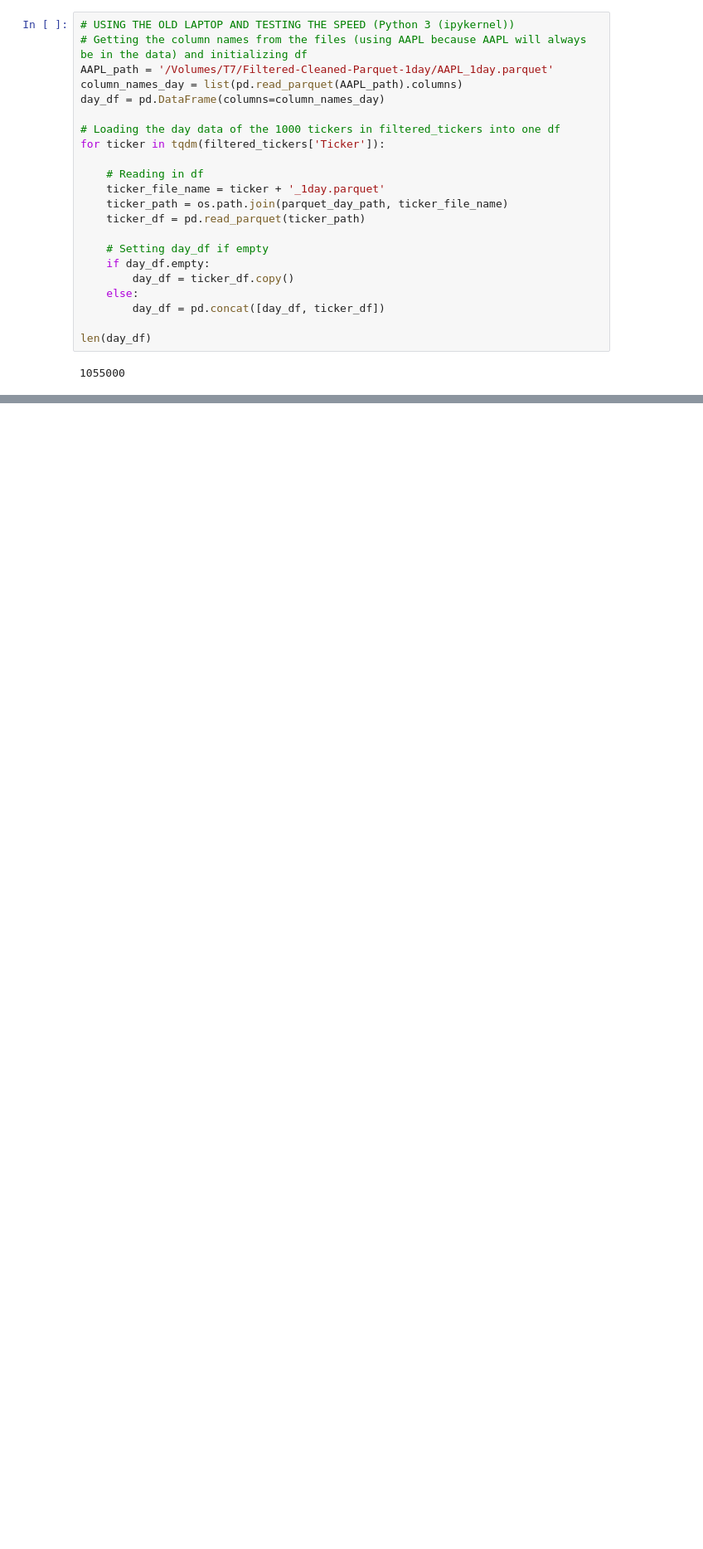
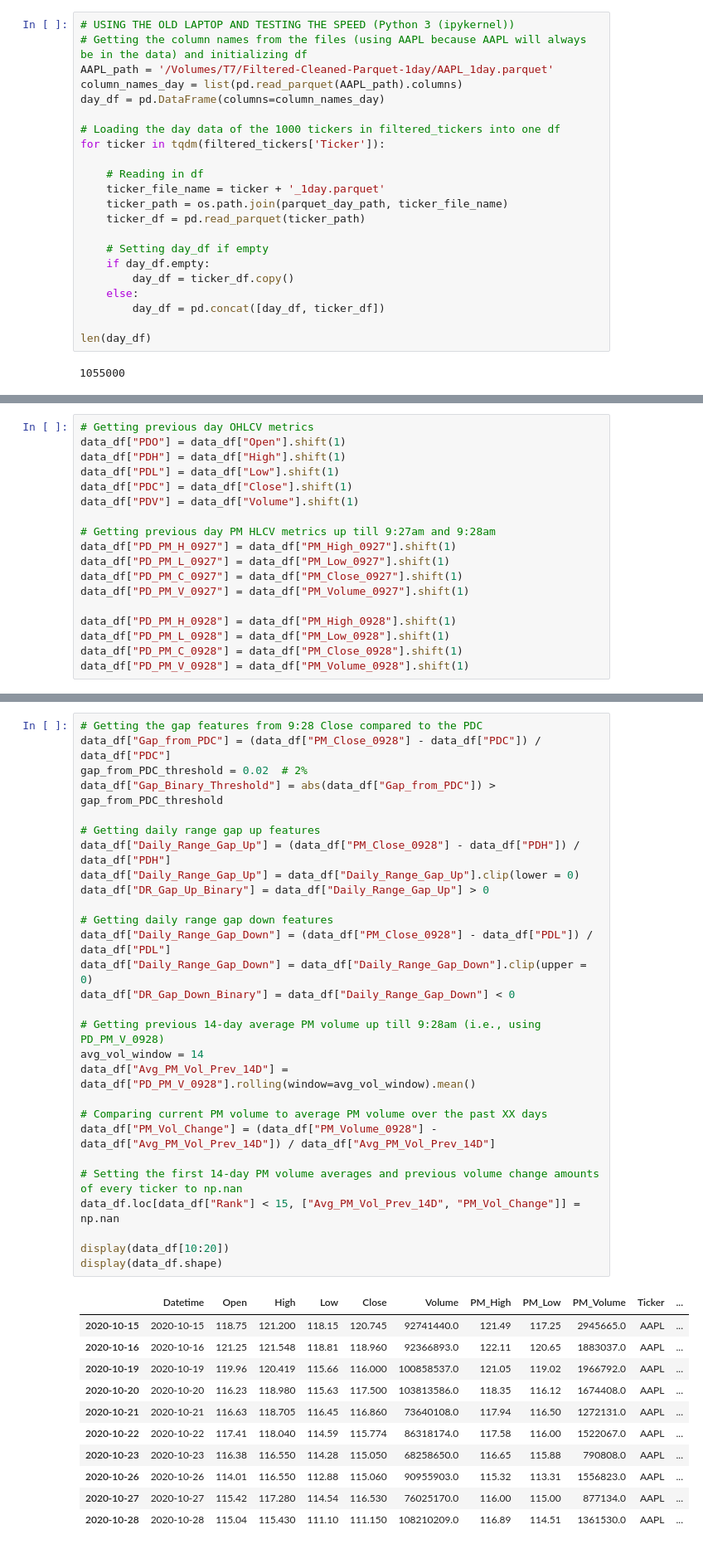
Before and after one commit to danielwang730/Trading-Strategies-With-ML, a Jupyter notebook: 02 Double Time Series LSTM Models/00_Double_Time_Series_LSTM_Models.ipynb, the cells around one changed output, grey strips where cells are left out. Shown at 83% size. Cells and saved outputs as stored; diff of their text form; blank space fills up the shorter version.

```diff
--- a/02 Double Time Series LSTM Models/00_Double_Time_Series_LSTM_Models.ipynb
+++ b/02 Double Time Series LSTM Models/00_Double_Time_Series_LSTM_Models.ipynb
@@ -289,0 +353,18 @@ pd.concat([AAPL_df, MSFT_df])[1050:1060]
+# %%
+# Getting previous day OHLCV metrics
+data_df["PDO"] = data_df["Open"].shift(1)
+data_df["PDH"] = data_df["High"].shift(1)
+data_df["PDL"] = data_df["Low"].shift(1)
+data_df["PDC"] = data_df["Close"].shift(1)
+data_df["PDV"] = data_df["Volume"].shift(1)
+
+# Getting previous day PM HLCV metrics up till 9:27am and 9:28am
+data_df["PD_PM_H_0927"] = data_df["PM_High_0927"].shift(1)
+data_df["PD_PM_L_0927"] = data_df["PM_Low_0927"].shift(1)
+data_df["PD_PM_C_0927"] = data_df["PM_Close_0927"].shift(1)
+data_df["PD_PM_V_0927"] = data_df["PM_Volume_0927"].shift(1)
+
+data_df["PD_PM_H_0928"] = data_df["PM_High_0928"].shift(1)
+data_df["PD_PM_L_0928"] = data_df["PM_Low_0928"].shift(1)
+data_df["PD_PM_C_0928"] = data_df["PM_Close_0928"].shift(1)
+data_df["PD_PM_V_0928"] = data_df["PM_Volume_0928"].shift(1)
@@ -289,0 +375,40 @@ pd.concat([AAPL_df, MSFT_df])[1050:1060]
+# %%
+# Getting the gap features from 9:28 Close compared to the PDC
+data_df["Gap_from_PDC"] = (data_df["PM_Close_0928"] - data_df["PDC"]) / data_df["PDC"]
+gap_from_PDC_threshold = 0.02  # 2%
+data_df["Gap_Binary_Threshold"] = abs(data_df["Gap_from_PDC"]) > gap_from_PDC_threshold
+
+# Getting daily range gap up features
+data_df["Daily_Range_Gap_Up"] = (data_df["PM_Close_0928"] - data_df["PDH"]) / data_df["PDH"]
+data_df["Daily_Range_Gap_Up"] = data_df["Daily_Range_Gap_Up"].clip(lower = 0)
+data_df["DR_Gap_Up_Binary"] = data_df["Daily_Range_Gap_Up"] > 0
+
+# Getting daily range gap down features
+data_df["Daily_Range_Gap_Down"] = (data_df["PM_Close_0928"] - data_df["PDL"]) / data_df["PDL"]
+data_df["Daily_Range_Gap_Down"] = data_df["Daily_Range_Gap_Down"].clip(upper = 0)
+data_df["DR_Gap_Down_Binary"] = data_df["Daily_Range_Gap_Down"] < 0
+
+# Getting previous 14-day average PM volume up till 9:28am (i.e., using PD_PM_V_0928)
+avg_vol_window = 14
+data_df["Avg_PM_Vol_Prev_14D"] = data_df["PD_PM_V_0928"].rolling(window=avg_vol_window).mean()
+
+# Comparing current PM volume to average PM volume over the past XX days
+data_df["PM_Vol_Change"] = (data_df["PM_Volume_0928"] - data_df["Avg_PM_Vol_Prev_14D"]) / data_df["Avg_PM_Vol_Prev_14D"]
+
+# Setting the first 14-day PM volume averages and previous volume change amounts of every ticker to np.nan
+data_df.loc[data_df["Rank"] < 15, ["Avg_PM_Vol_Prev_14D", "PM_Vol_Change"]] = np.nan
+
+display(data_df[10:20])
+display(data_df.shape)
+# %% [output]
+|  | Datetime | Open | High | Low | Close | Volume | PM_High | PM_Low | PM_Volume | Ticker | ... |
+| 2020-10-15 | 2020-10-15 | 118.75 | 121.200 | 118.15 | 120.745 | 92741440.0 | 121.49 | 117.25 | 2945665.0 | AAPL | ... |
+| 2020-10-16 | 2020-10-16 | 121.25 | 121.548 | 118.81 | 118.960 | 92366893.0 | 122.11 | 120.65 | 1883037.0 | AAPL | ... |
+| 2020-10-19 | 2020-10-19 | 119.96 | 120.419 | 115.66 | 116.000 | 100858537.0 | 121.05 | 119.02 | 1966792.0 | AAPL | ... |
+| 2020-10-20 | 2020-10-20 | 116.23 | 118.980 | 115.63 | 117.500 | 103813586.0 | 118.35 | 116.12 | 1674408.0 | AAPL | ... |
+| 2020-10-21 | 2020-10-21 | 116.63 | 118.705 | 116.45 | 116.860 | 73640108.0 | 117.94 | 116.50 | 1272131.0 | AAPL | ... |
+| 2020-10-22 | 2020-10-22 | 117.41 | 118.040 | 114.59 | 115.774 | 86318174.0 | 117.58 | 116.00 | 1522067.0 | AAPL | ... |
+| 2020-10-23 | 2020-10-23 | 116.38 | 116.550 | 114.28 | 115.050 | 68258650.0 | 116.65 | 115.88 | 790808.0 | AAPL | ... |
+| 2020-10-26 | 2020-10-26 | 114.01 | 116.550 | 112.88 | 115.060 | 90955903.0 | 115.32 | 113.31 | 1556823.0 | AAPL | ... |
+| 2020-10-27 | 2020-10-27 | 115.42 | 117.280 | 114.54 | 116.530 | 76025170.0 | 116.00 | 115.00 | 877134.0 | AAPL | ... |
+| 2020-10-28 | 2020-10-28 | 115.04 | 115.430 | 111.10 | 111.150 | 108210209.0 | 116.89 | 114.51 | 1361530.0 | AAPL | ... |
```
Also changed, not shown: parts of 20 cells of this notebook, 1 other file.
